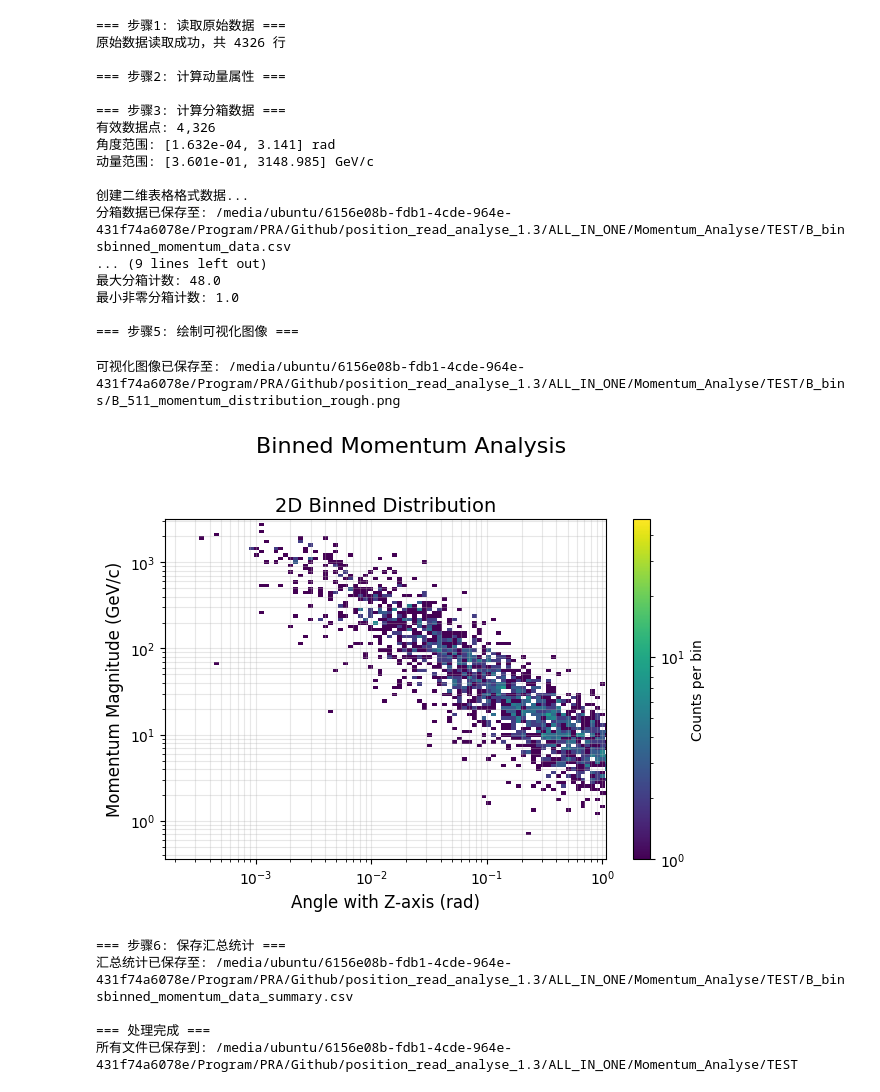
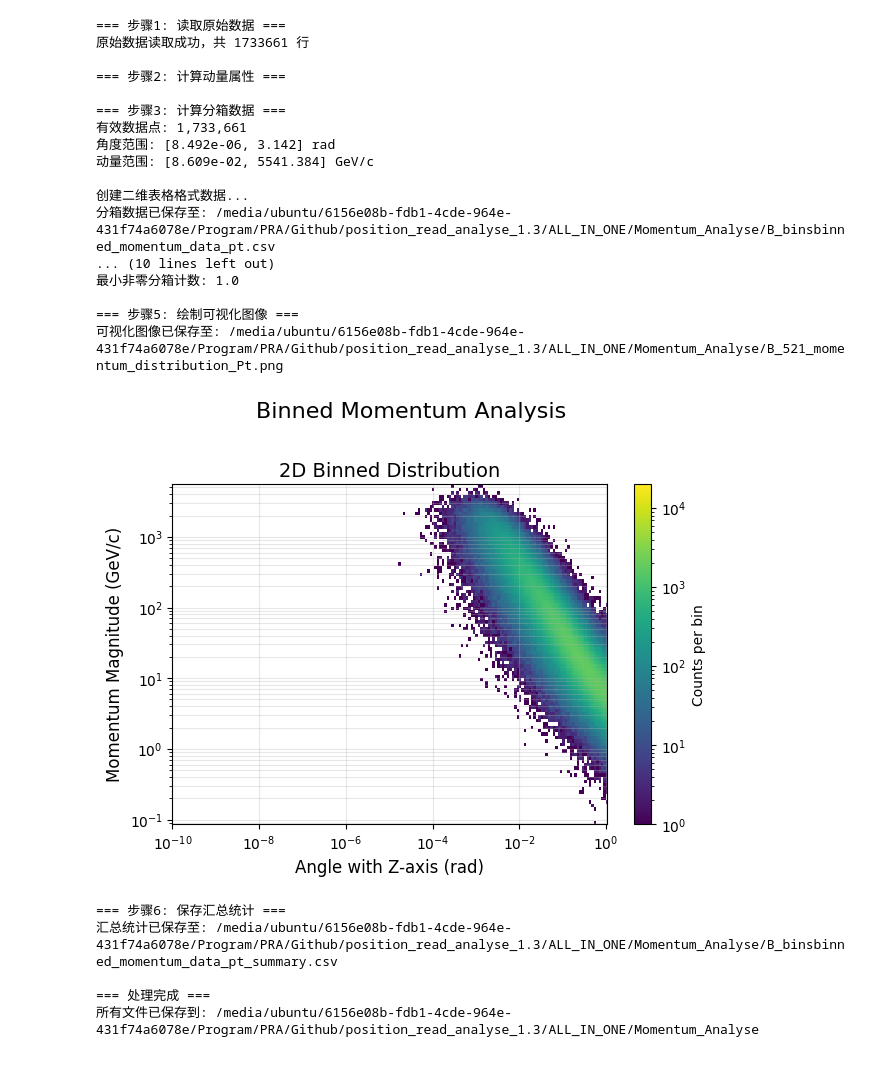
Before and after one commit to stonerainphilo/position_read_analyse_1.3, a Jupyter notebook: ALL_IN_ONE/Momentum_Analyse/B.ipynb, the cells around one changed output. Cells and saved outputs as stored; diff of their text form; code cells hidden in the pictures.

```diff
--- a/ALL_IN_ONE/Momentum_Analyse/B.ipynb
+++ b/ALL_IN_ONE/Momentum_Analyse/B.ipynb
@@ -715,39 +715,6 @@ def plot_and_save_binned_data(binned_data, output_image_path=None):
     plt.colorbar(im1, label='Counts per bin')
     plt.grid(True, alpha=0.3, which='both')
 
-    # 2. 等高线图
-    # ax2 = axes[0, 1]
-    # X, Y = np.meshgrid(x_centers, y_centers)
-    # contour = ax2.contourf(X, Y, hist.T, 50, cmap='plasma', norm=LogNorm())
-    # ax2.set_xscale('log')
-    # ax2.set_yscale('log')
-    # ax2.set_xlabel('Angle with Z-axis (rad)', fontsize=12)
-    # ax2.set_ylabel('Momentum Magnitude (GeV/c)', fontsize=12)
-    # ax2.set_title('Contour Plot', fontsize=14)
-    # plt.colorbar(contour, ax=ax2, label='Counts per bin')
-
-    # # 3. 角度边缘分布
-    # ax3 = axes[1, 0]
-    # theta_counts = hist.sum(axis=1)
-    # ax3.bar(x_centers, theta_counts, width=np.diff(x_edges),
-    #        align='center', edgecolor='black', alpha=0.7)
-    # ax3.set_xscale('log')
-    # ax3.set_xlabel('Angle with Z-axis (rad)', fontsize=12)
-    # ax3.set_ylabel('Counts', fontsize=12)
-    # ax3.set_title('Angular Distribution', fontsize=14)
-    # ax3.grid(True, alpha=0.3)
-
-    # # 4. 动量边缘分布
-    # ax4 = axes[1, 1]
-    # p_counts = hist.sum(axis=0)
-    # ax4.bar(y_centers, p_counts, width=np.diff(y_edges),
-    #        align='center', edgecolor='black', alpha=0.7, color='red')
-    # ax4.set_xscale('log')
-    # ax4.set_xlabel('Momentum Magnitude (GeV/c)', fontsize=12)
-    # ax4.set_ylabel('Counts', fontsize=12)
-    # ax4.set_title('Momentum Distribution', fontsize=14)
-    # ax4.grid(True, alpha=0.3)
-
     plt.suptitle('Binned Momentum Analysis', fontsize=16, y=1.02)
     plt.tight_layout()
 
@@ -764,12 +731,12 @@ def main():
     主函数
     """
     # 设置文件路径路径
-    output_csv_path = "/media/ubuntu/6156e08b-fdb1-4cde-964e-431f74a6078e/Program/PRA/Github/position_read_analyse_1.3/ALL_IN_ONE/Momentum_Analyse/TEST/B_binsbinned_momentum_data.csv"
+    output_csv_path = "/media/ubuntu/6156e08b-fdb1-4cde-964e-431f74a6078e/Program/PRA/Github/position_read_analyse_1.3/ALL_IN_ONE/Momentum_Analyse/B_binsbinned_momentum_data_pt.csv"
 
-    input_file_path = "/media/ubuntu/6156e08b-fdb1-4cde-964e-431f74a6078e/Program/PRA/Github/position_read_analyse_1.3/ALL_IN_ONE/Momentum_Analyse/B_521.csv"  # 请替换为实际路径
+    input_file_path = "/media/ubuntu/6156e08b-fdb1-4cde-964e-431f74a6078e/Files/LLP_DATA/Decay_B2025-12-03_2HDM_B_test/B_521.csv"  # 请替换为实际路径
 
     # 设置输出图像路径（可选）
-    output_image_path = "/media/ubuntu/6156e08b-fdb1-4cde-964e-431f74a6078e/Program/PRA/Github/position_read_analyse_1.3/ALL_IN_ONE/Momentum_Analyse/TEST/B_bins/B_511_momentum_distribution_rough.png"  # 可选
+    output_image_path = "/media/ubuntu/6156e08b-fdb1-4cde-964e-431f74a6078e/Program/PRA/Github/position_read_analyse_1.3/ALL_IN_ONE/Momentum_Analyse/B_521_momentum_distribution_Pt.png"  # 可选
 
     try:
         # 1. 读取原始数据
@@ -829,44 +796,43 @@ def main():
                 output_image_path
             ]
         }
 
         summary_df = pd.DataFrame([summary_stats])
         summary_df.to_csv(summary_csv_path, index=False)
         print(f"汇总统计已保存至: {summary_csv_path}")
 
         print("\n=== 处理完成 ===")
         print(f"所有文件已保存到: {os.path.dirname(output_csv_path)}")
 
     except Exception as e:
         print(f"错误: {e}")
         import traceback
         traceback.print_exc()
 
 if __name__ == "__main__":
     import os
     main()
 # %% [output]
 === 步骤1: 读取原始数据 ===
-原始数据读取成功，共 4326 行
+原始数据读取成功，共 1733661 行
 
 === 步骤2: 计算动量属性 ===
 
 === 步骤3: 计算分箱数据 ===
-有效数据点: 4,326
-角度范围: [1.632e-04, 3.141] rad
-动量范围: [3.601e-01, 3148.985] GeV/c
+有效数据点: 1,733,661
+角度范围: [8.492e-06, 3.142] rad
+动量范围: [8.609e-02, 5541.384] GeV/c
 
 创建二维表格格式数据...
-分箱数据已保存至: /media/ubuntu/6156e08b-fdb1-4cde-964e-431f74a6078e/Program/PRA/Github/position_read_analyse_1.3/ALL_IN_ONE/Momentum_Analyse/TEST/B_binsbinned_momentum_data.csv
-... (9 lines left out)
-最大分箱计数: 48.0
+分箱数据已保存至: /media/ubuntu/6156e08b-fdb1-4cde-964e-431f74a6078e/Program/PRA/Github/position_read_analyse_1.3/ALL_IN_ONE/Momentum_Analyse/B_binsbinned_momentum_data_pt.csv
+... (10 lines left out)
 最小非零分箱计数: 1.0
 
 === 步骤5: 绘制可视化图像 ===
+可视化图像已保存至: /media/ubuntu/6156e08b-fdb1-4cde-964e-431f74a6078e/Program/PRA/Github/position_read_analyse_1.3/ALL_IN_ONE/Momentum_Analyse/B_521_momentum_distribution_Pt.png
+[figure, new version]
-可视化图像已保存至: /media/ubuntu/6156e08b-fdb1-4cde-964e-431f74a6078e/Program/PRA/Github/position_read_analyse_1.3/ALL_IN_ONE/Momentum_Analyse/TEST/B_bins/B_511_momentum_distribution_rough.png
+=== 步骤6: 保存汇总统计 ===
+汇总统计已保存至: /media/ubuntu/6156e08b-fdb1-4cde-964e-431f74a6078e/Program/PRA/Github/position_read_analyse_1.3/ALL_IN_ONE/Momentum_Analyse/B_binsbinned_momentum_data_pt_summary.csv
+
+=== 处理完成 ===
+所有文件已保存到: /media/ubuntu/6156e08b-fdb1-4cde-964e-431f74a6078e/Program/PRA/Github/position_read_analyse_1.3/ALL_IN_ONE/Momentum_Analyse
-[figure, old version]
-=== 步骤6: 保存汇总统计 ===
-汇总统计已保存至: /media/ubuntu/6156e08b-fdb1-4cde-964e-431f74a6078e/Program/PRA/Github/position_read_analyse_1.3/ALL_IN_ONE/Momentum_Analyse/TEST/B_binsbinned_momentum_data_summary.csv
-
-=== 处理完成 ===
-所有文件已保存到: /media/ubuntu/6156e08b-fdb1-4cde-964e-431f74a6078e/Program/PRA/Github/position_read_analyse_1.3/ALL_IN_ONE/Momentum_Analyse/TEST
```
Also changed, not shown: parts of 1 cell of this notebook, 18 other files.
